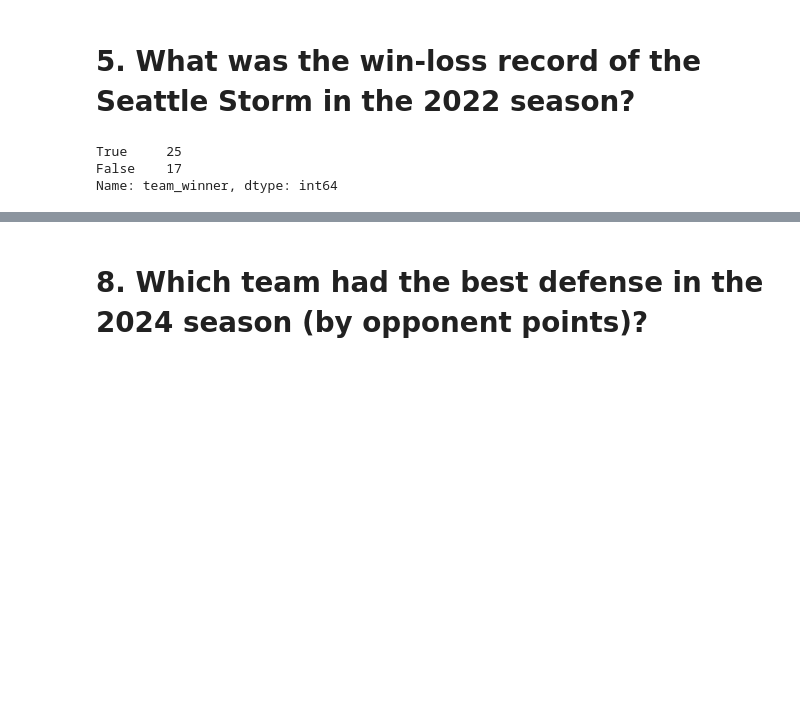
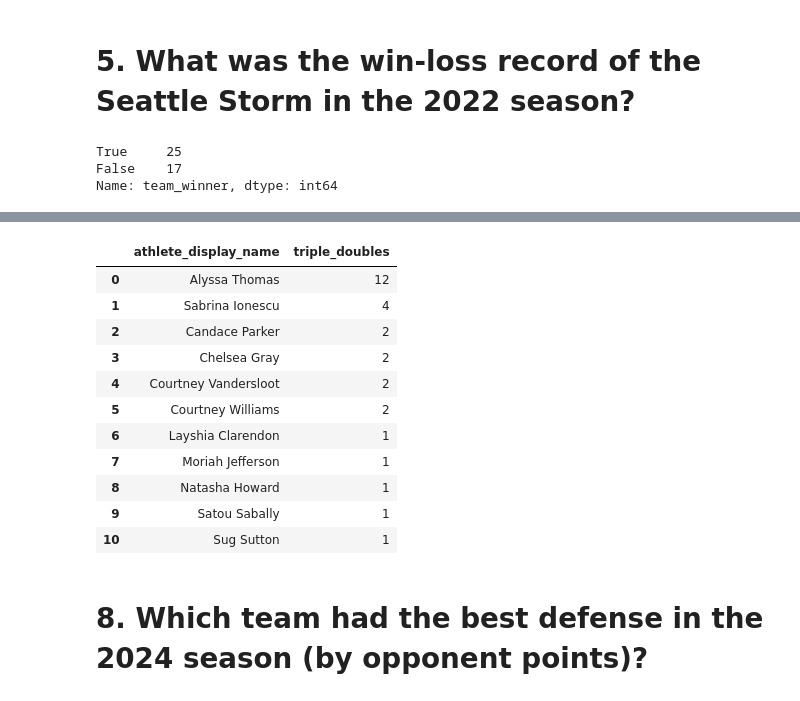
Before and after one commit to MIDS2024-Capstone-HoopIQ/project, a Jupyter notebook: test_questions_answers.ipynb, the cells around one changed output, grey strips where cells are left out. Drawn from its saved outputs; the diff is of its cells as text; code cells hidden in the pictures; blank space fills up the shorter version.

```diff
--- a/test_questions_answers.ipynb
+++ b/test_questions_answers.ipynb
@@ -133,3 +198,60 @@ Name: team_winner, dtype: int64
+# %%
+# Identify the number of triple doubles for each player in the wnba between 2018 and 2024
+question_7_df = pd.concat([player_box_2018_df, player_box_2019_df, player_box_2020_df, player_box_2021_df, player_box_2022_df, player_box_2023_df, player_box_2024_df], ignore_index=True)
+
+# Triple Doubles for points, assists, rebounds, blocks, and steals
+question_7_df = question_7_df[['athlete_display_name', 'points', 'assists', 'rebounds', 'blocks', 'steals']]
+
+def triple_double(row):
+    """Function for identifying triple doubles in the WNBA per player"""
+    if row['points'] >= 10 and row['blocks'] >= 10 and row['steals'] >= 10:
+        return 1
+    elif row['points'] >= 10 and row['assists'] >= 10 and row['rebounds'] >= 10:
+        return 1
+    elif row['points'] >= 10 and row['assists'] >= 10 and row['blocks'] >= 10:
+        return 1
+    elif row['points'] >= 10 and row['assists'] >= 10 and row['steals'] >= 10:
+        return 1
+    elif row['points'] >= 10 and row['rebounds'] >= 10 and row['blocks'] >= 10:
+        return 1
+    elif row['points'] >= 10 and row['rebounds'] >= 10 and row['steals'] >= 10:
+        return 1
+    elif row['assists'] >= 10 and row['rebounds'] >= 10 and row['blocks'] >= 10:
+        return 1
+    elif row['assists'] >= 10 and row['rebounds'] >= 10 and row['steals'] >= 10:
+        return 1
+    elif row['assists'] >= 10 and row['blocks'] >= 10 and row['steals'] >= 10:
+        return 1
+    elif row['rebounds'] >= 10 and row['blocks'] >= 10 and row['steals'] >= 10:
+        return 1
+    else:
+        return 0
+
+question_7_series = question_7_df.apply(triple_double, axis = 1)
+question_7_df['triple_doubles'] = question_7_series
+
+# Look at triple doubles only
+question_7_df = question_7_df[question_7_df['triple_doubles'] > 0]
+
+# Summarize the dataframe to get the total number of triple doubles per player
+question_7_df = question_7_df.groupby('athlete_display_name')['triple_doubles'].sum().reset_index()
+
+question_7_df = question_7_df.sort_values(by='triple_doubles', ascending=False).reset_index(drop=True)
+
+display(question_7_df)
+# %% [output]
+|  | athlete_display_name | triple_doubles |
+| 0 | Alyssa Thomas | 12 |
+| 1 | Sabrina Ionescu | 4 |
+| 2 | Candace Parker | 2 |
+| 3 | Chelsea Gray | 2 |
+| 4 | Courtney Vandersloot | 2 |
+| 5 | Courtney Williams | 2 |
+| 6 | Layshia Clarendon | 1 |
+| 7 | Moriah Jefferson | 1 |
+| 8 | Natasha Howard | 1 |
+| 9 | Satou Sabally | 1 |
+| 10 | Sug Sutton | 1 |
 # %% [markdown]
 # 8. Which team had the best defense in the 2024 season (by opponent points)?
 # %%
```
Also changed, not shown: parts of 43 cells of this notebook.
